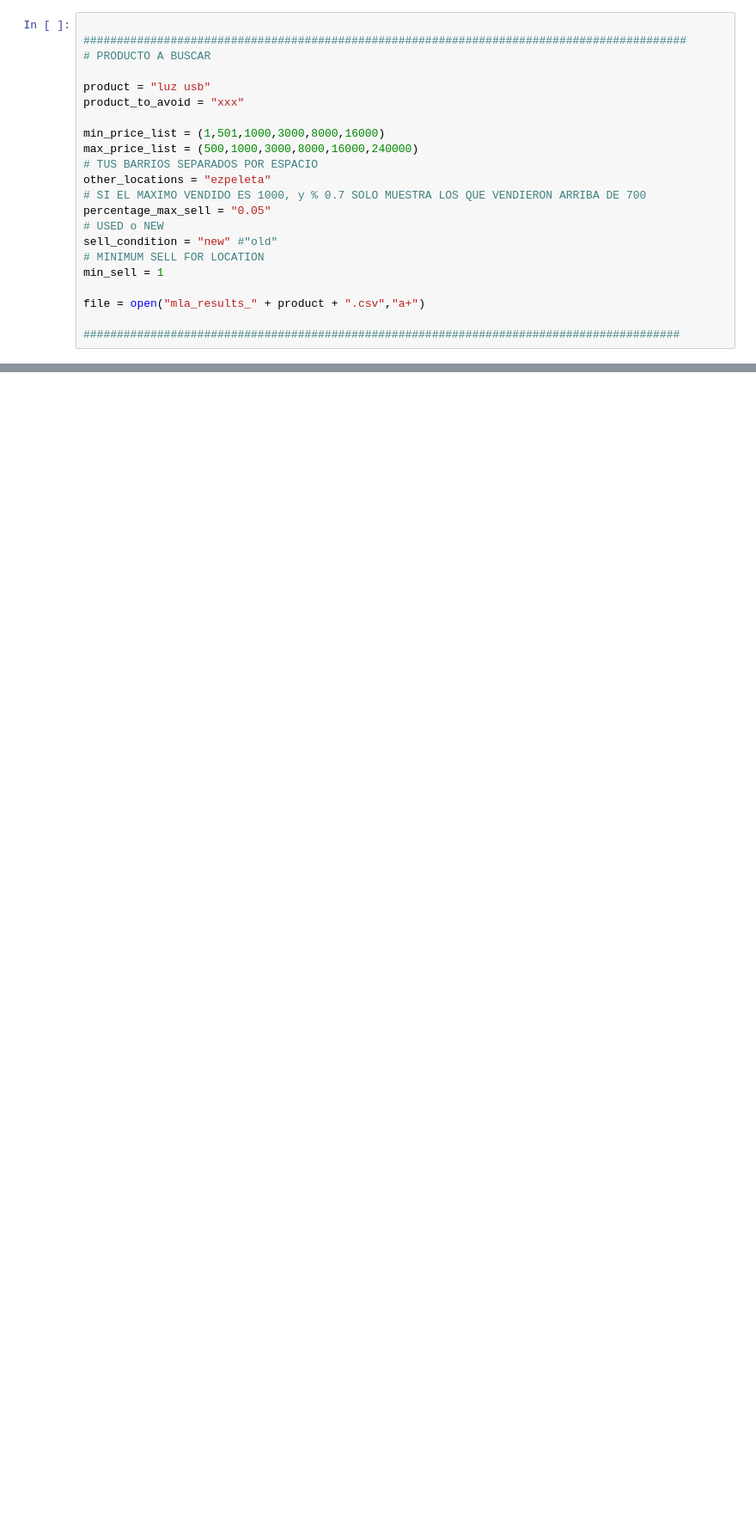
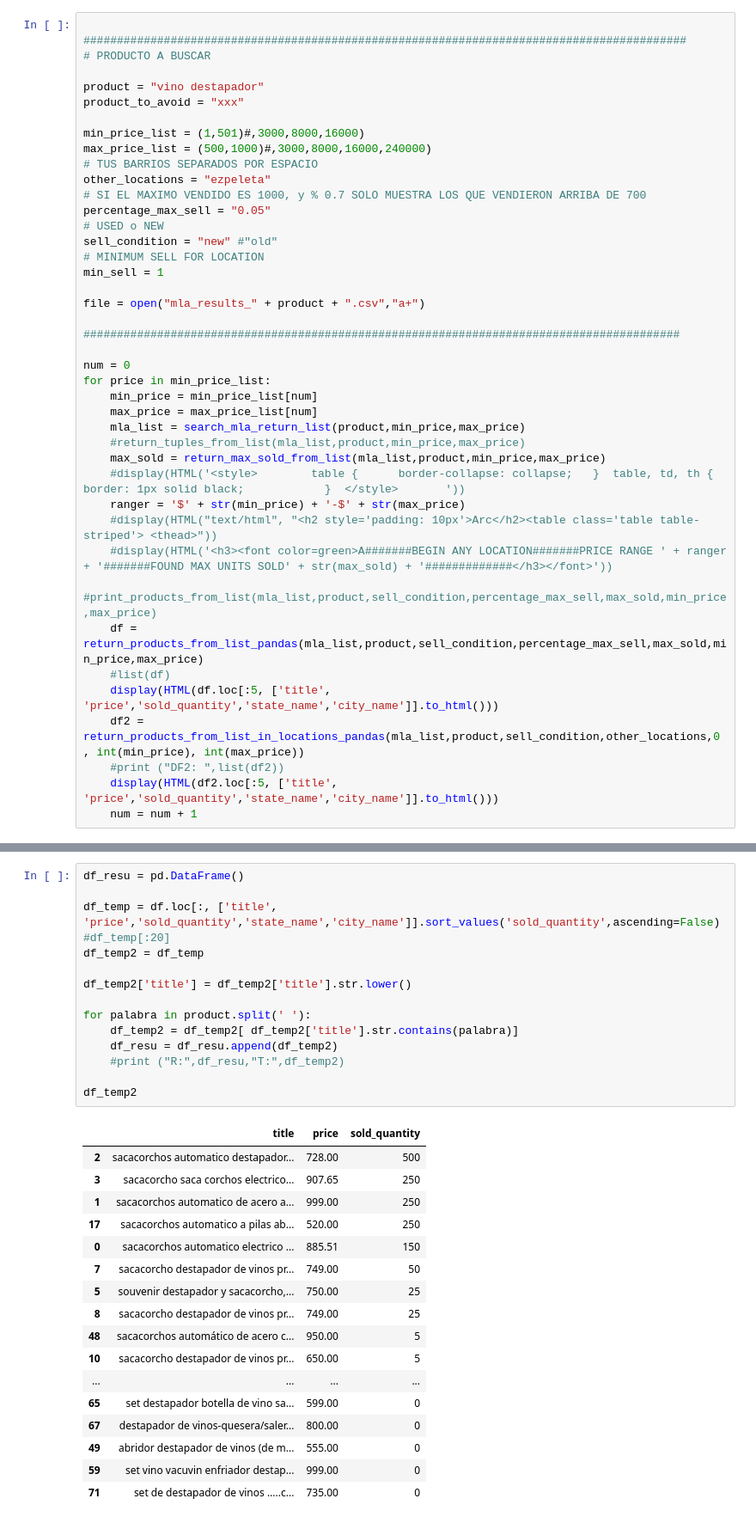
Before and after one commit to cf2018/ML, a Jupyter notebook: mercado libre python api.ipynb, the cells around one changed output, grey strips where cells are left out. Shown at 86% size. Drawn from its saved outputs; the diff is of its cells as text; blank space fills up the shorter version.

```diff
--- a/mercado libre python api.ipynb
+++ b/mercado libre python api.ipynb
@@ -10,11 +14,11 @@ import sys
 ##########################################################################################
 # PRODUCTO A BUSCAR
 
-product = "luz usb"
+product = "vino destapador"
 product_to_avoid = "xxx"
 
-min_price_list = (1,501,1000,3000,8000,16000)
-max_price_list = (500,1000,3000,8000,16000,240000)
+min_price_list = (1,501)#,3000,8000,16000)
+max_price_list = (500,1000)#,3000,8000,16000,240000)
 # TUS BARRIOS SEPARADOS POR ESPACIO
 other_locations = "ezpeleta"
 # SI EL MAXIMO VENDIDO ES 1000, y % 0.7 SOLO MUESTRA LOS QUE VENDIERON ARRIBA DE 700
@@ -27,3 +31,23 @@ min_sell = 1
 file = open("mla_results_" + product + ".csv","a+")
 
 #########################################################################################
+
+num = 0
+for price in min_price_list:
+    min_price = min_price_list[num]
+    max_price = max_price_list[num]
+    mla_list = search_mla_return_list(product,min_price,max_price)
+    #return_tuples_from_list(mla_list,product,min_price,max_price)
+    max_sold = return_max_sold_from_list(mla_list,product,min_price,max_price)
+    #display(HTML('<style>        table {      border-collapse: collapse;   }  table, td, th {   border: 1px solid black;            }  </style>       '))
+    ranger = '$' + str(min_price) + '-$' + str(max_price)
+    #display(HTML("text/html", "<h2 style='padding: 10px'>Arc</h2><table class='table table-striped'> <thead>"))
+    #display(HTML('<h3><font color=green>A#######BEGIN ANY LOCATION#######PRICE RANGE ' + ranger + '#######FOUND MAX UNITS SOLD' + str(max_sold) + '#############</h3></font>'))
+    #print_products_from_list(mla_list,product,sell_condition,percentage_max_sell,max_sold,min_price,max_price)
+    df = return_products_from_list_pandas(mla_list,product,sell_condition,percentage_max_sell,max_sold,min_price,max_price)
+    #list(df)
+    display(HTML(df.loc[:5, ['title', 'price','sold_quantity','state_name','city_name']].to_html()))
+    df2 = return_products_from_list_in_locations_pandas(mla_list,product,sell_condition,other_locations,0 , int(min_price), int(max_price))
+    #print ("DF2: ",list(df2))
+    display(HTML(df2.loc[:5, ['title', 'price','sold_quantity','state_name','city_name']].to_html()))
+    num = num + 1
@@ -29,0 +81,33 @@ file = open("mla_results_" + product + ".csv","a+")
+# %%
+df_resu = pd.DataFrame()
+
+df_temp = df.loc[:, ['title', 'price','sold_quantity','state_name','city_name']].sort_values('sold_quantity',ascending=False)
+#df_temp[:20]
+df_temp2 = df_temp
+
+df_temp2['title'] = df_temp2['title'].str.lower()
+
+for palabra in product.split(' '):
+    df_temp2 = df_temp2[ df_temp2['title'].str.contains(palabra)]
+    df_resu = df_resu.append(df_temp2)
+    #print ("R:",df_resu,"T:",df_temp2)
+
+df_temp2
+# %% [output]
+|  | title | price | sold_quantity |
+| 2 | sacacorchos automatico destapador... | 728.00 | 500 |
+| 3 | sacacorcho saca corchos electrico... | 907.65 | 250 |
+| 1 | sacacorchos automatico de acero a... | 999.00 | 250 |
+| 17 | sacacorchos automatico a pilas ab... | 520.00 | 250 |
+| 0 | sacacorchos automatico electrico ... | 885.51 | 150 |
+| 7 | sacacorcho destapador de vinos pr... | 749.00 | 50 |
+| 5 | souvenir destapador y sacacorcho,... | 750.00 | 25 |
+| 8 | sacacorcho destapador de vinos pr... | 749.00 | 25 |
+| 48 | sacacorchos automático de acero c... | 950.00 | 5 |
+| 10 | sacacorcho destapador de vinos pr... | 650.00 | 5 |
+| ... | ... | ... | ... |
+| 65 | set destapador botella de vino sa... | 599.00 | 0 |
+| 67 | destapador de vinos-quesera/saler... | 800.00 | 0 |
+| 49 | abridor destapador de vinos (de m... | 555.00 | 0 |
+| 59 | set vino vacuvin enfriador destap... | 999.00 | 0 |
+| 71 | set de destapador de vinos .....c... | 735.00 | 0 |
```
Also changed, not shown: parts of 5 cells of this notebook.
